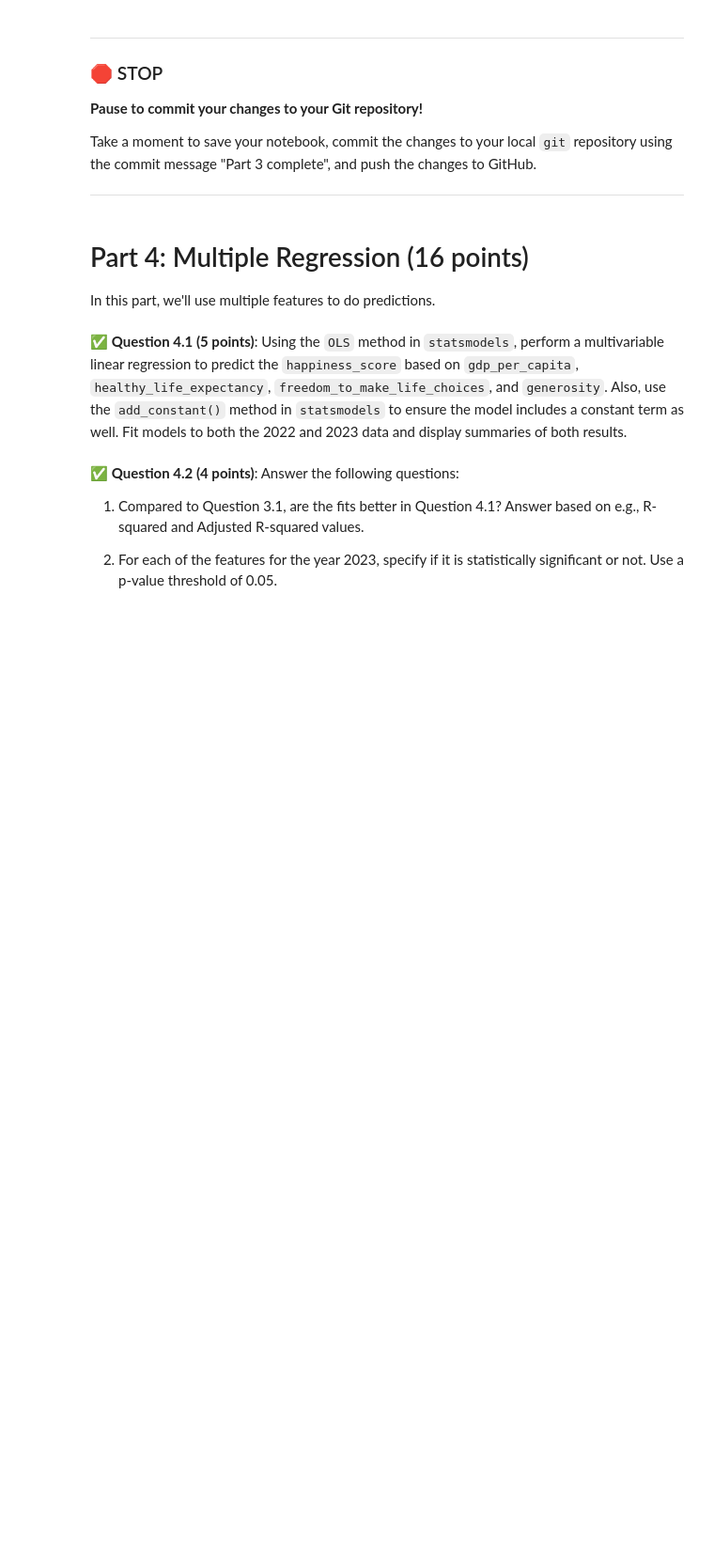
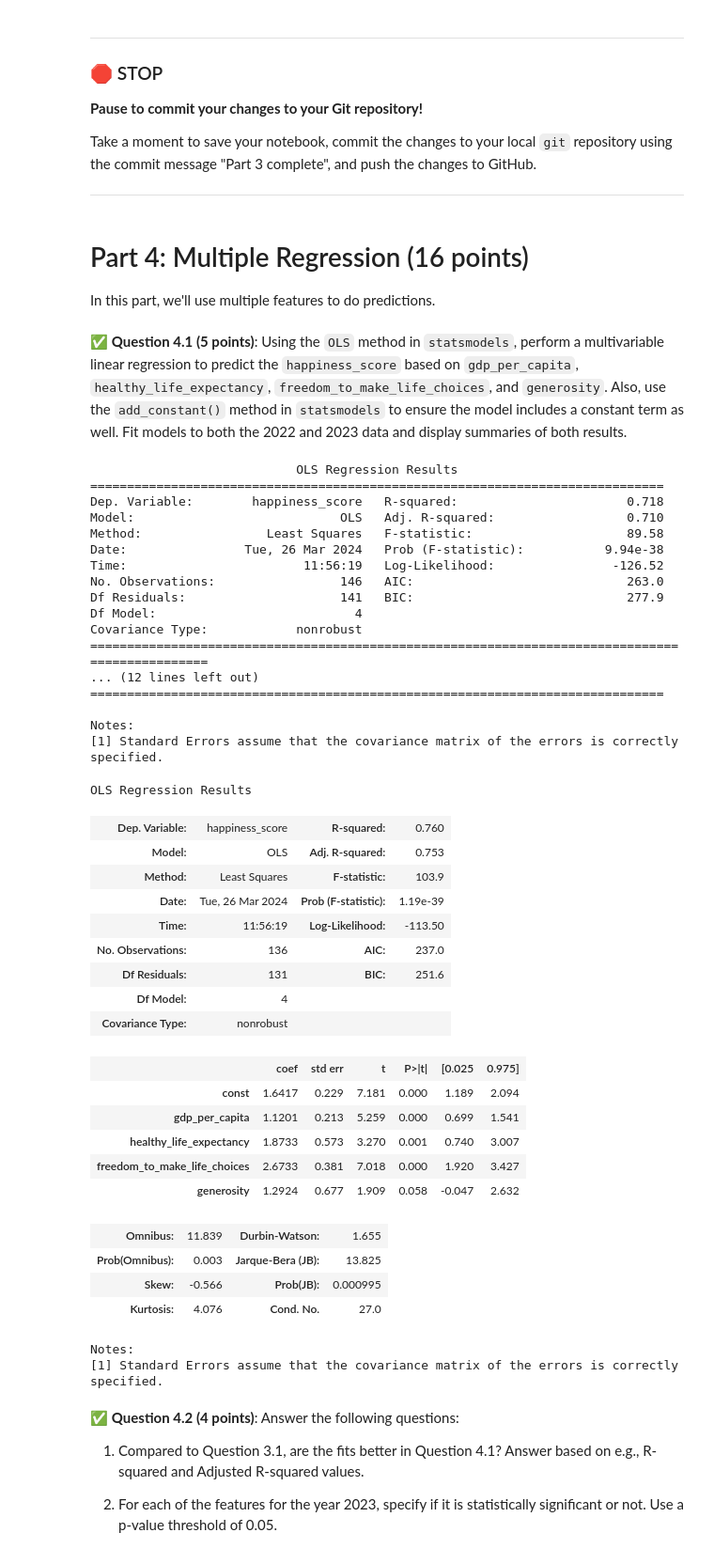
Before and after one commit to barry-huu/CMSE202-s24-turnin, a Jupyter notebook: hw-03/HW-03_Regression-S24-STUDENT.ipynb, the cells around one changed output. Shown at 94% size. Saved outputs shown, nothing was run; the diff lists cells and outputs as text; code cells hidden in the pictures; blank space fills up the shorter version.

```diff
--- a/hw-03/HW-03_Regression-S24-STUDENT.ipynb
+++ b/hw-03/HW-03_Regression-S24-STUDENT.ipynb
@@ -339,3 +339,61 @@ In this part, we'll use multiple features to do predictions.
+# %%
+# Put your code here
+x_with_cnst = sm.add_constant(two[["gdp_per_capita", "healthy_life_expectancy", "freedom_to_make_life_choices", "generosity"]])
+#drop22 = two.drop(columns = ["country", "region", "perceptions_of_corruption", "social_support", "happiness_score"])
+stats = sm.OLS(two["happiness_score"], x_with_cnst)
+newresults = stats.fit()
+print(newresults.summary())
+
+x_with_cnst23 = sm.add_constant(three[["gdp_per_capita", "healthy_life_expectancy", "freedom_to_make_life_choices", "generosity"]])
+#drop22 = two.drop(columns = ["country", "region", "perceptions_of_corruption", "social_support", "happiness_score"])
+stats = sm.OLS(three["happiness_score"], x_with_cnst23)
+newresults23 = stats.fit()
+newresults23.summary()
+
+# x_with_cnst3 = sm.add_constant(three["healthy_life_expectancy"])
+# stats23 = sm.OLS(three["happiness_score"], x_with_cnst3)
+# result = stats23.fit()
+# result.summary()
+# %% [output]
+                            OLS Regression Results
+==============================================================================
+Dep. Variable:        happiness_score   R-squared:                       0.718
+Model:                            OLS   Adj. R-squared:                  0.710
+Method:                 Least Squares   F-statistic:                     89.58
+Date:                Tue, 26 Mar 2024   Prob (F-statistic):           9.94e-38
+Time:                        11:56:19   Log-Likelihood:                -126.52
+No. Observations:                 146   AIC:                             263.0
+Df Residuals:                     141   BIC:                             277.9
+Df Model:                           4
+Covariance Type:            nonrobust
+================================================================================================
+... (12 lines left out)
+==============================================================================
+
+Notes:
+[1] Standard Errors assume that the covariance matrix of the errors is correctly specified.
+OLS Regression Results
+| Dep. Variable: | happiness_score | R-squared: | 0.760 |
+| Model: | OLS | Adj. R-squared: | 0.753 |
+| Method: | Least Squares | F-statistic: | 103.9 |
+| Date: | Tue, 26 Mar 2024 | Prob (F-statistic): | 1.19e-39 |
+| Time: | 11:56:19 | Log-Likelihood: | -113.50 |
+| No. Observations: | 136 | AIC: | 237.0 |
+| Df Residuals: | 131 | BIC: | 251.6 |
+| Df Model: | 4 |  |  |
+| Covariance Type: | nonrobust |  |  |
+|  | coef | std err | t | P>|t| | [0.025 | 0.975] |
+| const | 1.6417 | 0.229 | 7.181 | 0.000 | 1.189 | 2.094 |
+| gdp_per_capita | 1.1201 | 0.213 | 5.259 | 0.000 | 0.699 | 1.541 |
+| healthy_life_expectancy | 1.8733 | 0.573 | 3.270 | 0.001 | 0.740 | 3.007 |
+| freedom_to_make_life_choices | 2.6733 | 0.381 | 7.018 | 0.000 | 1.920 | 3.427 |
+| generosity | 1.2924 | 0.677 | 1.909 | 0.058 | -0.047 | 2.632 |
+| Omnibus: | 11.839 | Durbin-Watson: | 1.655 |
+| Prob(Omnibus): | 0.003 | Jarque-Bera (JB): | 13.825 |
+| Skew: | -0.566 | Prob(JB): | 0.000995 |
+| Kurtosis: | 4.076 | Cond. No. | 27.0 |
+Notes:
+[1] Standard Errors assume that the covariance matrix of the errors is correctly specified.
 # %% [markdown]
 &#9989;  **Question 4.2 (4 points)**: Answer the following questions:
 
```
Also changed, not shown: parts of 13 cells of this notebook.
